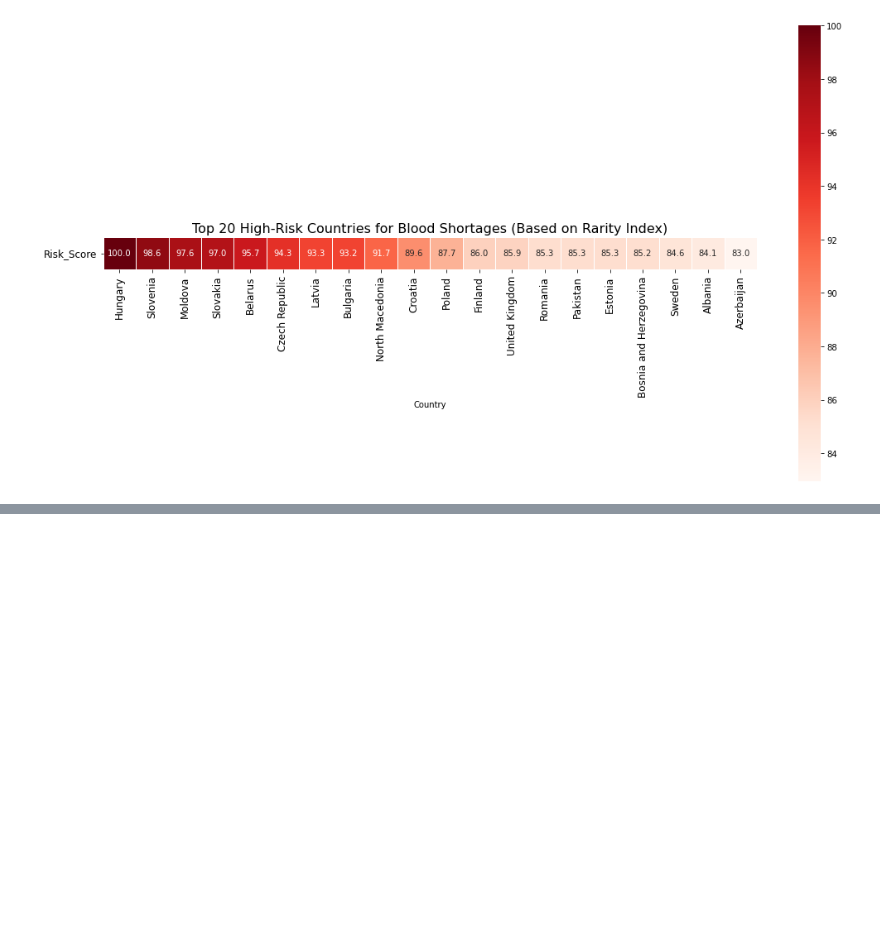
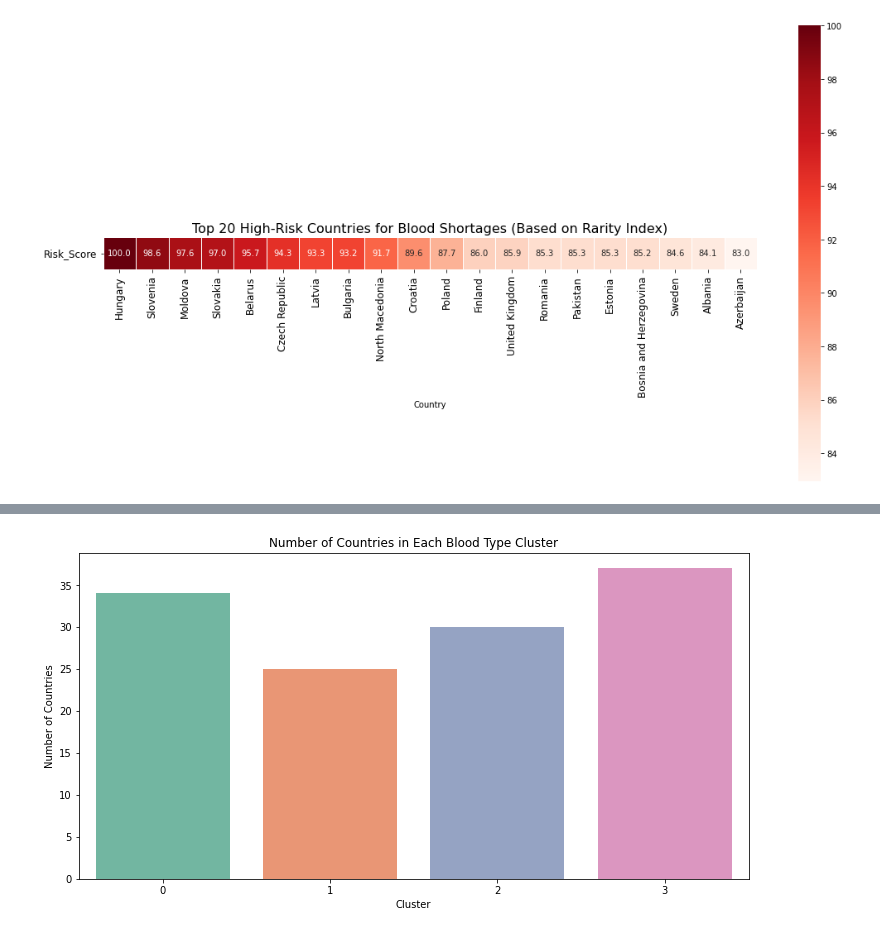
Before and after one commit to DikelediThwala/Global-Blood-Donation-Analysis, a Jupyter notebook: Global Blood Group Distribution Worldwide/Blood_Distribution.ipynb, the cells around one changed output, grey strips where cells are left out. Saved outputs shown, nothing was run; the diff lists cells and outputs as text; code cells hidden in the pictures; blank space fills up the shorter version.

```diff
--- a/Global Blood Group Distribution Worldwide/Blood_Distribution.ipynb
+++ b/Global Blood Group Distribution Worldwide/Blood_Distribution.ipynb
@@ -206,0 +273,6 @@ plt.show()
+# %%
+# Fill missing values with column mean
+df_By_Country[percentage_columns] = df_By_Country[percentage_columns].fillna(df_By_Country[percentage_columns].mean())
+
+# Confirm there are no more NaNs
+print(df_By_Country[percentage_columns].isna().sum())
@@ -206,0 +289,27 @@ plt.show()
+# %%
+from sklearn.preprocessing import StandardScaler
+from sklearn.cluster import KMeans
+
+# Ensure numeric
+for col in percentage_columns:
+    df_By_Country[col] = pd.to_numeric(df_By_Country[col], errors='coerce')
+
+# Scale blood type percentages
+scaler = StandardScaler()
+scaled_data = scaler.fit_transform(df_By_Country[percentage_columns])
+
+# KMeans clustering
+kmeans = KMeans(n_clusters=4, random_state=42, n_init=10)
+df_By_Country["Cluster"] = kmeans.fit_predict(scaled_data)
+
+# Reset index for plotting
+df_By_Country_reset = df_By_Country.reset_index()
+
+plt.figure(figsize=(12, 6))
+sns.countplot(x="Cluster", data=df_By_Country_reset, palette="Set2")
+plt.title("Number of Countries in Each Blood Type Cluster")
+plt.xlabel("Cluster")
+plt.ylabel("Number of Countries")
+plt.show()
+# %% [output]
+[figure, added]
```
Also changed, not shown: parts of 13 cells of this notebook.
